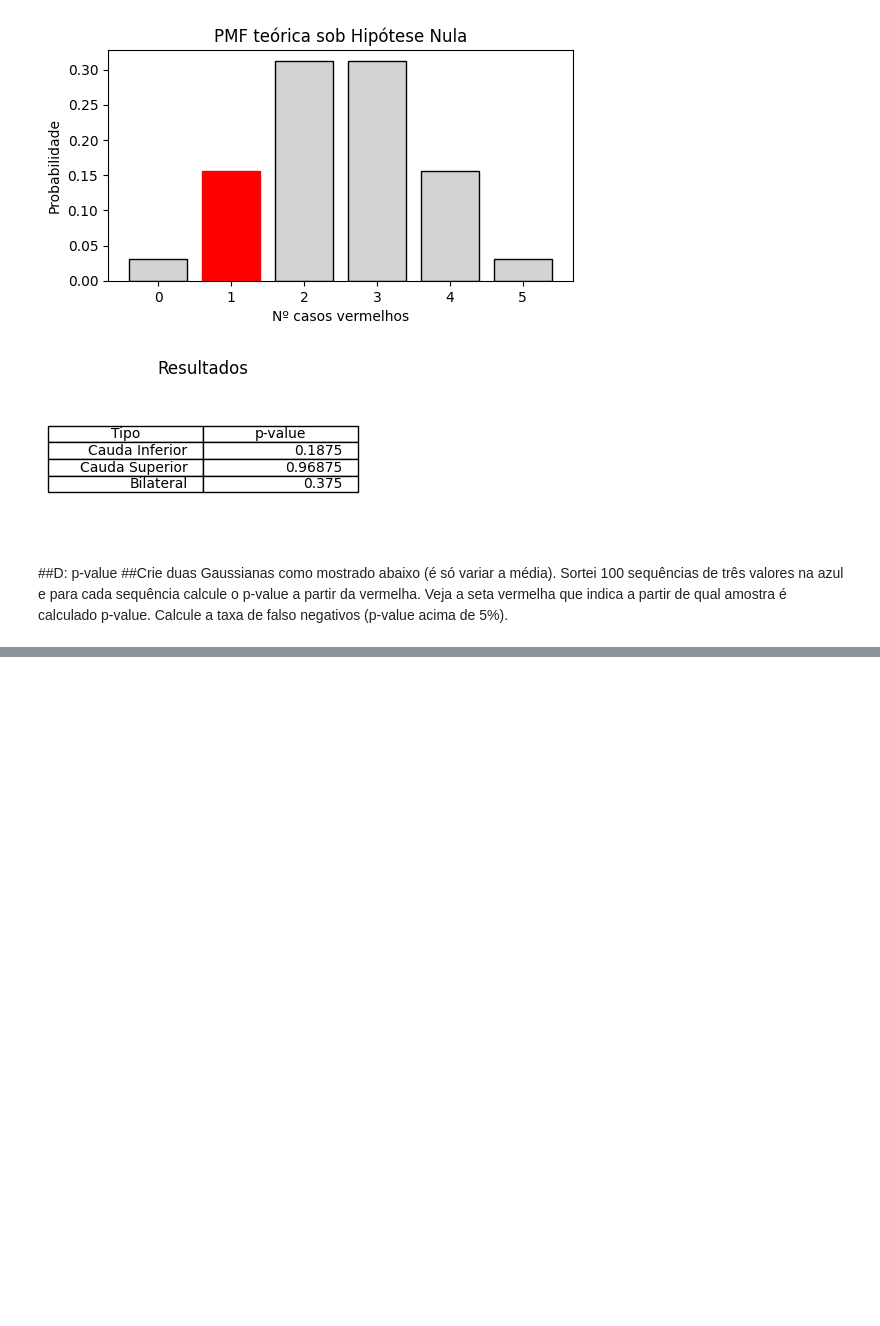
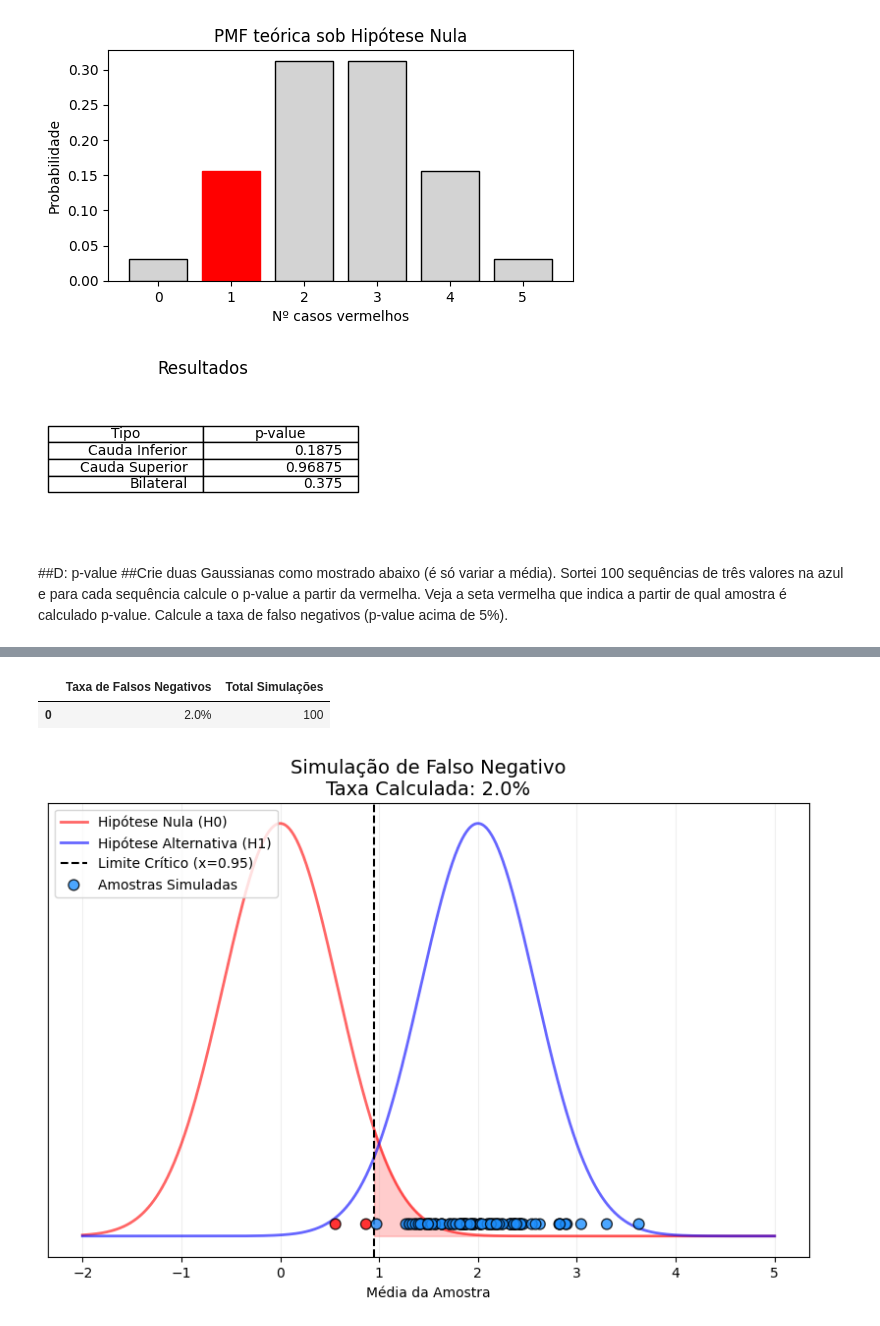
Before and after one commit to falloutdey/Atividade1_LLM_e_Estatistica, a Jupyter notebook: Atividade1_LLM_e_Estatistica.ipynb, the cells around one changed output, grey strips where cells are left out. Drawn from its saved outputs; the diff is of its cells as text; code cells hidden in the pictures; blank space fills up the shorter version.

```diff
--- a/Atividade1_LLM_e_Estatistica.ipynb
+++ b/Atividade1_LLM_e_Estatistica.ipynb
@@ -402,0 +411,69 @@ plt.show()
+# %%
+#Imports
+import numpy as np
+import pandas as pd
+import matplotlib.pyplot as plt
+from scipy.stats import norm
+
+np.random.seed(42)
+
+#Parâmetros
+media_H0 = 0
+media_H1 = 2
+desvio = 1
+n = 3
+num_simulacao = 100
+alpha = 0.05
+
+erro_padrao = desvio / np.sqrt(n)
+
+medias_simuladas = []
+p_values = []
+resultados = []
+
+limite_critico = norm.ppf(1 - alpha, loc=media_H0, scale=erro_padrao)
+
+falsos_negativos = 0
+
+for i in range(num_simulacao):
+  dados = np.random.normal(media_H1, desvio, n)
+  media_amostra = np.mean(dados)
+
+  z = (media_amostra - media_H0) / erro_padrao
+  pvalue = 1 - norm.cdf(z)
+
+  medias_simuladas.append(media_amostra)
+  p_values.append(pvalue)
+
+  if pvalue > alpha:
+    falsos_negativos += 1
+    resultados.append('Falso Negativo')
+  else:
+    resultados.append('Acerto (Rejeitou H0)')
+
+taxa = falsos_negativos / num_simulacao
+
+plt.figure(figsize=(10, 6))
+x = np.linspace(-2, 5, 1000)
+y_H0 = norm.pdf(x, loc=media_H0, scale=erro_padrao)
+y_H1 = norm.pdf(x, loc=media_H1, scale=erro_padrao)
+plt.plot(x, y_H0, color='red', label='Hipótese Nula (H0)', lw=2, alpha=0.6)
+plt.plot(x, y_H1, color='blue', label='Hipótese Alternativa (H1)', lw=2, alpha=0.6)
+plt.axvline(limite_critico, color='black', linestyle='--', label=f'Limite Crítico (x={limite_critico:.2f})')
+cores = ['red' if res == 'Falso Negativo' else 'dodgerblue' for res in resultados]
+plt.scatter(medias_simuladas, np.zeros_like(medias_simuladas) + 0.02, c=cores, edgecolor='k', s=60, alpha=0.8, zorder=5, label='Amostras Simuladas')
+plt.fill_between(x, y_H0, 0, where=(x >= limite_critico), color='red', alpha=0.2)
+plt.title(f'Simulação de Falso Negativo\nTaxa Calculada: {taxa*100}%', fontsize=14)
+plt.xlabel('Média da Amostra')
+plt.yticks([])
+plt.legend(loc='upper left')
+plt.grid(True, alpha=0.2)
+
+df_resultado = pd.DataFrame({"Taxa de Falsos Negativos": [f"{taxa*100}%"],"Total Simulações": [num_simulacao]})
+display(df_resultado)
+
+plt.show()
+# %% [output]
+|  | Taxa de Falsos Negativos | Total Simulações |
+| 0 | 2.0% | 100 |
+[figure, added]
```
Also changed, not shown: parts of 1 cell of this notebook.
